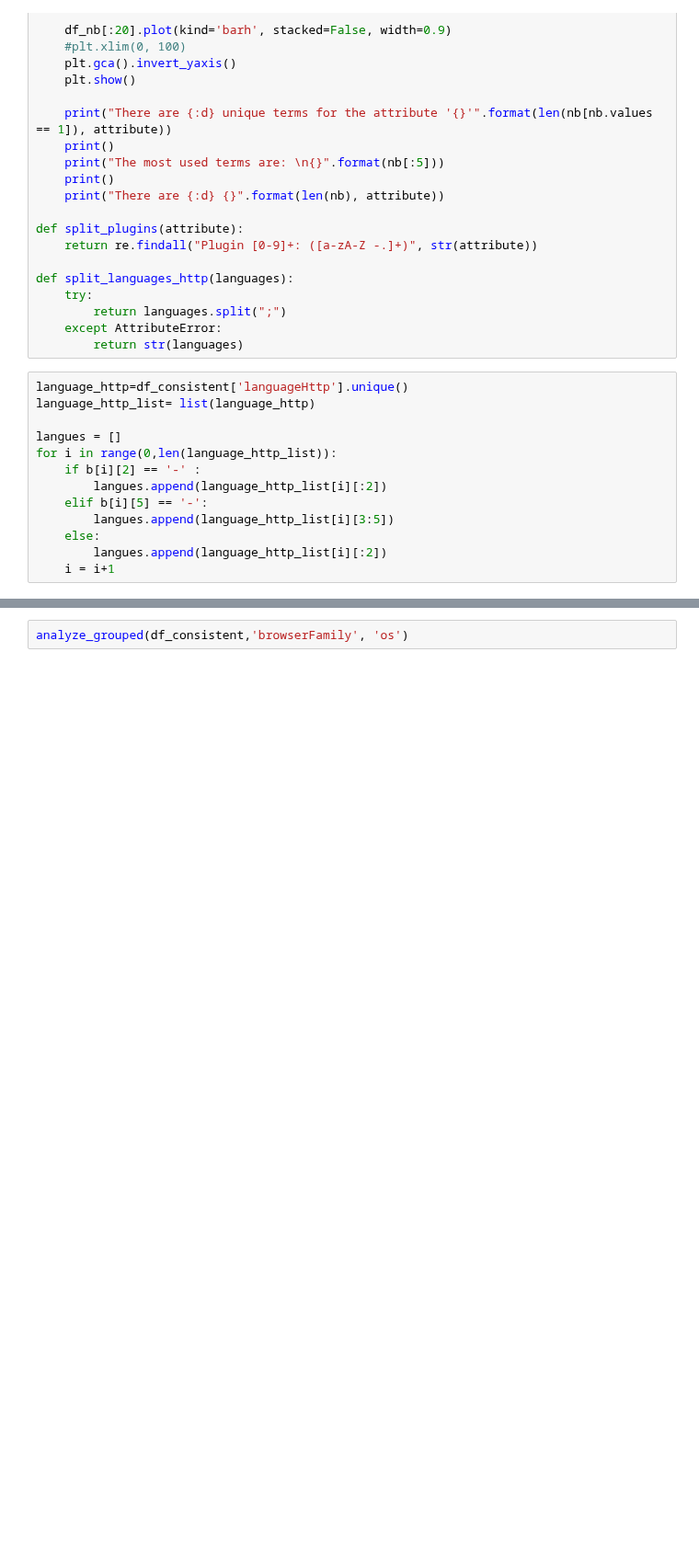
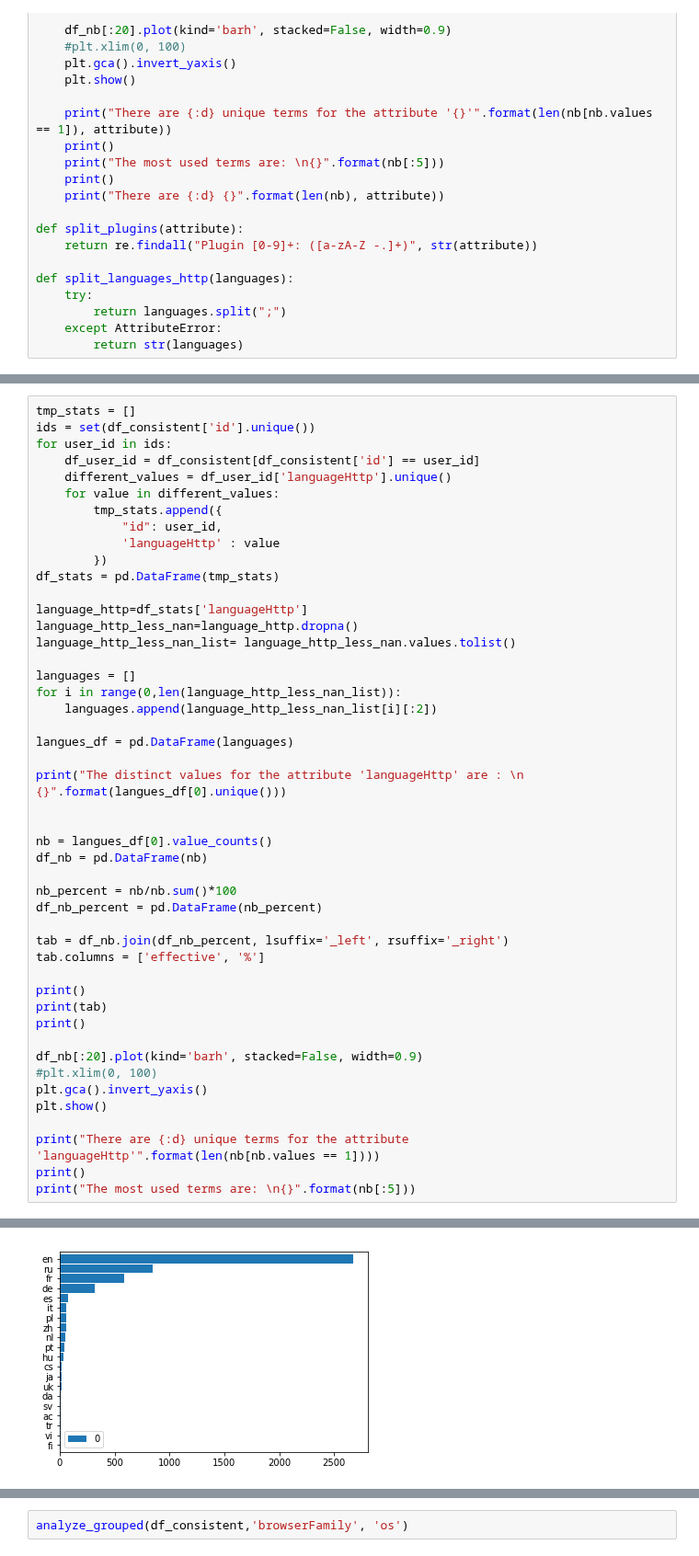
Before and after one commit to mGosset/BrowserFingerprint, a Jupyter notebook: notebooks/exploratory/analyse_empreintes.ipynb, the cells around one changed output, grey strips where cells are left out. Shown at 92% size. Saved outputs shown, nothing was run; the diff lists cells and outputs as text; blank space fills up the shorter version.

Commit message:
analyze language

```diff
--- a/notebooks/exploratory/analyse_empreintes.ipynb
+++ b/notebooks/exploratory/analyse_empreintes.ipynb
@@ -330,16 +313,3 @@ def split_languages_http(languages):
         return languages.split(";")
     except AttributeError:
         return str(languages)
-# %%
-language_http=df_consistent['languageHttp'].unique()
-language_http_list= list(language_http)
-
-langues = []
-for i in range(0,len(language_http_list)):
-    if b[i][2] == '-' :
-        langues.append(language_http_list[i][:2])
-    elif b[i][5] == '-':
-        langues.append(language_http_list[i][3:5])
-    else:
-        langues.append(language_http_list[i][:2])
-    i = i+1
@@ -417,0 +316,48 @@ There are 369 languageHttp
+# %%
+tmp_stats = []
+ids = set(df_consistent['id'].unique())
+for user_id in ids:
+    df_user_id = df_consistent[df_consistent['id'] == user_id]
+    different_values = df_user_id['languageHttp'].unique()
+    for value in different_values:
+        tmp_stats.append({
+            "id": user_id,
+            'languageHttp' : value
+        })
+df_stats = pd.DataFrame(tmp_stats)
+
+language_http=df_stats['languageHttp']
+language_http_less_nan=language_http.dropna()
+language_http_less_nan_list= language_http_less_nan.values.tolist()
+
+languages = []
+for i in range(0,len(language_http_less_nan_list)):
+    languages.append(language_http_less_nan_list[i][:2])
+
+langues_df = pd.DataFrame(languages)
+
+print("The distinct values for the attribute 'languageHttp' are : \n {}".format(langues_df[0].unique()))
+
+
+nb = langues_df[0].value_counts()
+df_nb = pd.DataFrame(nb)
+
+nb_percent = nb/nb.sum()*100
+df_nb_percent = pd.DataFrame(nb_percent)
+
+tab = df_nb.join(df_nb_percent, lsuffix='_left', rsuffix='_right')
+tab.columns = ['effective', '%']
+
+print()
+print(tab)
+print()
+
+df_nb[:20].plot(kind='barh', stacked=False, width=0.9)
+#plt.xlim(0, 100)
+plt.gca().invert_yaxis()
+plt.show()
+
+print("There are {:d} unique terms for the attribute 'languageHttp'".format(len(nb[nb.values == 1])))
+print()
+print("The most used terms are: \n{}".format(nb[:5]))
+# %% [output]
@@ -417,0 +381 @@ There are 369 languageHttp
+[figure, added]
```
Also changed, not shown: parts of 6 cells of this notebook.
